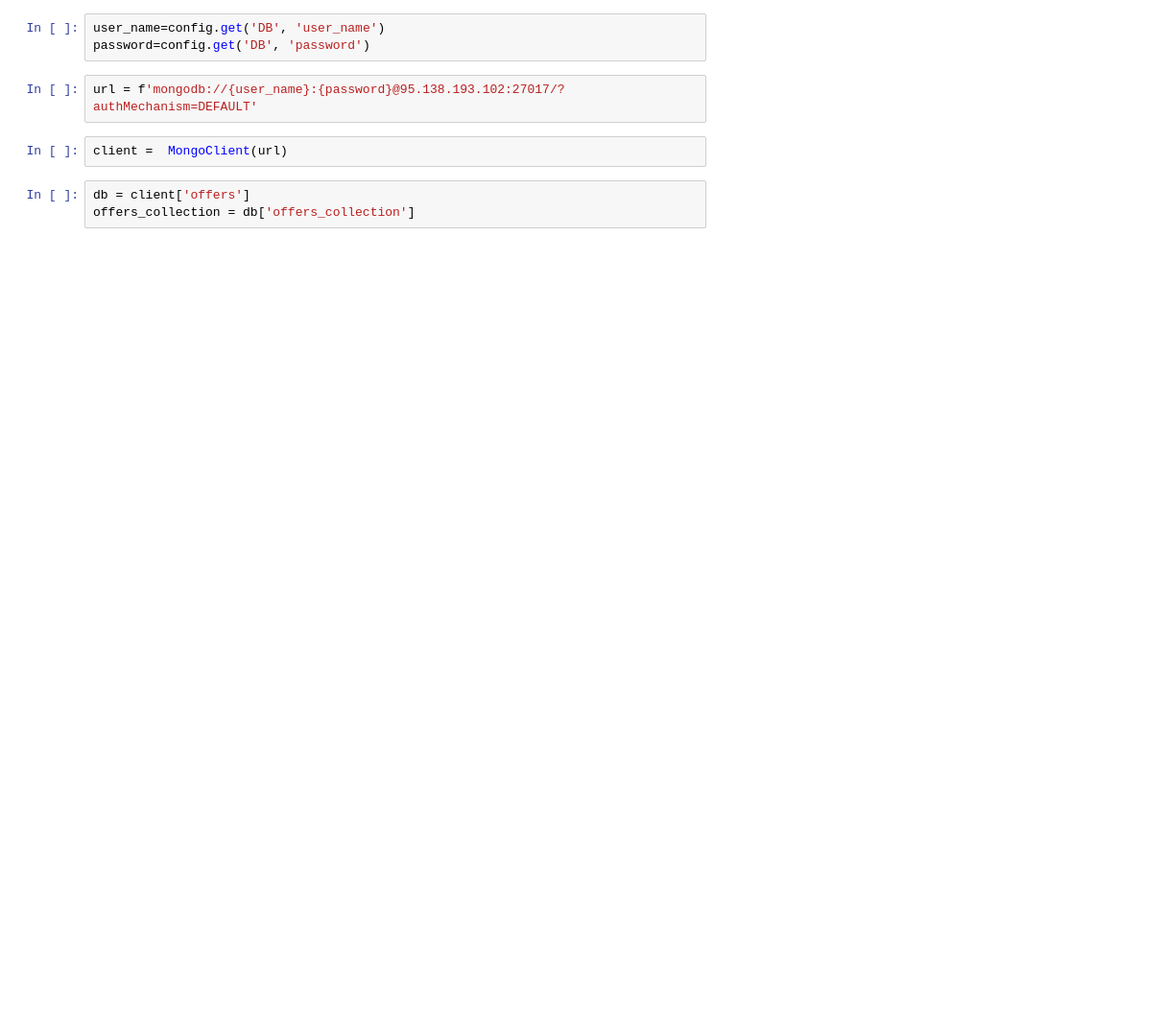
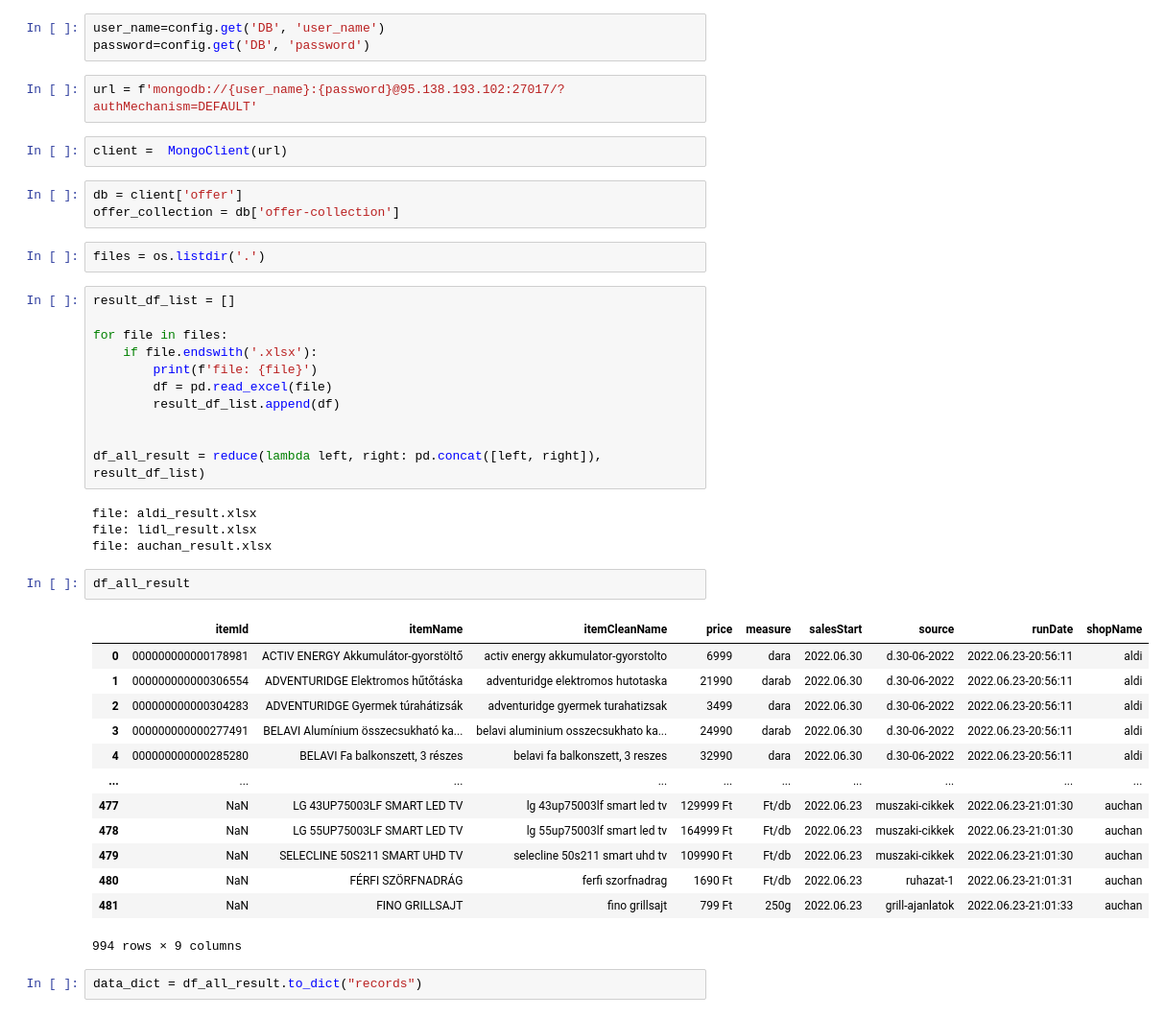
Before and after one commit to kulig1985/hot-deals-py-be, a Jupyter notebook: mongo_insert.ipynb, the cells around one changed output. Shown at 96% size. Cells and saved outputs as stored; diff of their text form; blank space fills up the shorter version.

```diff
--- a/mongo_insert.ipynb
+++ b/mongo_insert.ipynb
@@ -18,5 +19,40 @@ url = f'mongodb://{user_name}:{password}@95.138.193.102:27017/?authMechanism=DEF
 # %%
 client =  MongoClient(url)
 # %%
-db = client['offers']
-offers_collection = db['offers_collection']
+db = client['offer']
+offer_collection = db['offer-collection']
+# %%
+files = os.listdir('.')
+# %%
+result_df_list = []
+
+for file in files:
+    if file.endswith('.xlsx'):
+        print(f'file: {file}')
+        df = pd.read_excel(file)
+        result_df_list.append(df)
+
+
+df_all_result = reduce(lambda left, right: pd.concat([left, right]), result_df_list)
+# %% [output]
+file: aldi_result.xlsx
+file: lidl_result.xlsx
+file: auchan_result.xlsx
+# %%
+df_all_result
+# %% [output]
+|  | itemId | itemName | itemCleanName | price | measure | salesStart | source | runDate | shopName |
+| 0 | 000000000000178981 | ACTIV ENERGY Akkumulátor-gyorstöltő | activ energy akkumulator-gyorstolto | 6999 | dara | 2022.06.30 | d.30-06-2022 | 2022.06.23-20:56:11 | aldi |
+| 1 | 000000000000306554 | ADVENTURIDGE Elektromos hűtőtáska | adventuridge elektromos hutotaska | 21990 | darab | 2022.06.30 | d.30-06-2022 | 2022.06.23-20:56:11 | aldi |
+| 2 | 000000000000304283 | ADVENTURIDGE Gyermek túrahátizsák | adventuridge gyermek turahatizsak | 3499 | dara | 2022.06.30 | d.30-06-2022 | 2022.06.23-20:56:11 | aldi |
+| 3 | 000000000000277491 | BELAVI Alumínium összecsukható ka... | belavi aluminium osszecsukhato ka... | 24990 | darab | 2022.06.30 | d.30-06-2022 | 2022.06.23-20:56:11 | aldi |
+| 4 | 000000000000285280 | BELAVI Fa balkonszett, 3 részes | belavi fa balkonszett, 3 reszes | 32990 | dara | 2022.06.30 | d.30-06-2022 | 2022.06.23-20:56:11 | aldi |
+| ... | ... | ... | ... | ... | ... | ... | ... | ... | ... |
+| 477 | NaN | LG 43UP75003LF SMART LED TV | lg 43up75003lf smart led tv | 129999 Ft | Ft/db | 2022.06.23 | muszaki-cikkek | 2022.06.23-21:01:30 | auchan |
+| 478 | NaN | LG 55UP75003LF SMART LED TV | lg 55up75003lf smart led tv | 164999 Ft | Ft/db | 2022.06.23 | muszaki-cikkek | 2022.06.23-21:01:30 | auchan |
+| 479 | NaN | SELECLINE 50S211 SMART UHD TV | selecline 50s211 smart uhd tv | 109990 Ft | Ft/db | 2022.06.23 | muszaki-cikkek | 2022.06.23-21:01:30 | auchan |
+| 480 | NaN | FÉRFI SZÖRFNADRÁG | ferfi szorfnadrag | 1690 Ft | Ft/db | 2022.06.23 | ruhazat-1 | 2022.06.23-21:01:31 | auchan |
+| 481 | NaN | FINO GRILLSAJT | fino grillsajt | 799 Ft | 250g | 2022.06.23 | grill-ajanlatok | 2022.06.23-21:01:33 | auchan |
+994 rows × 9 columns
+# %%
+data_dict = df_all_result.to_dict("records")
```
Also changed, not shown: parts of 8 cells of this notebook, 4 other files.
